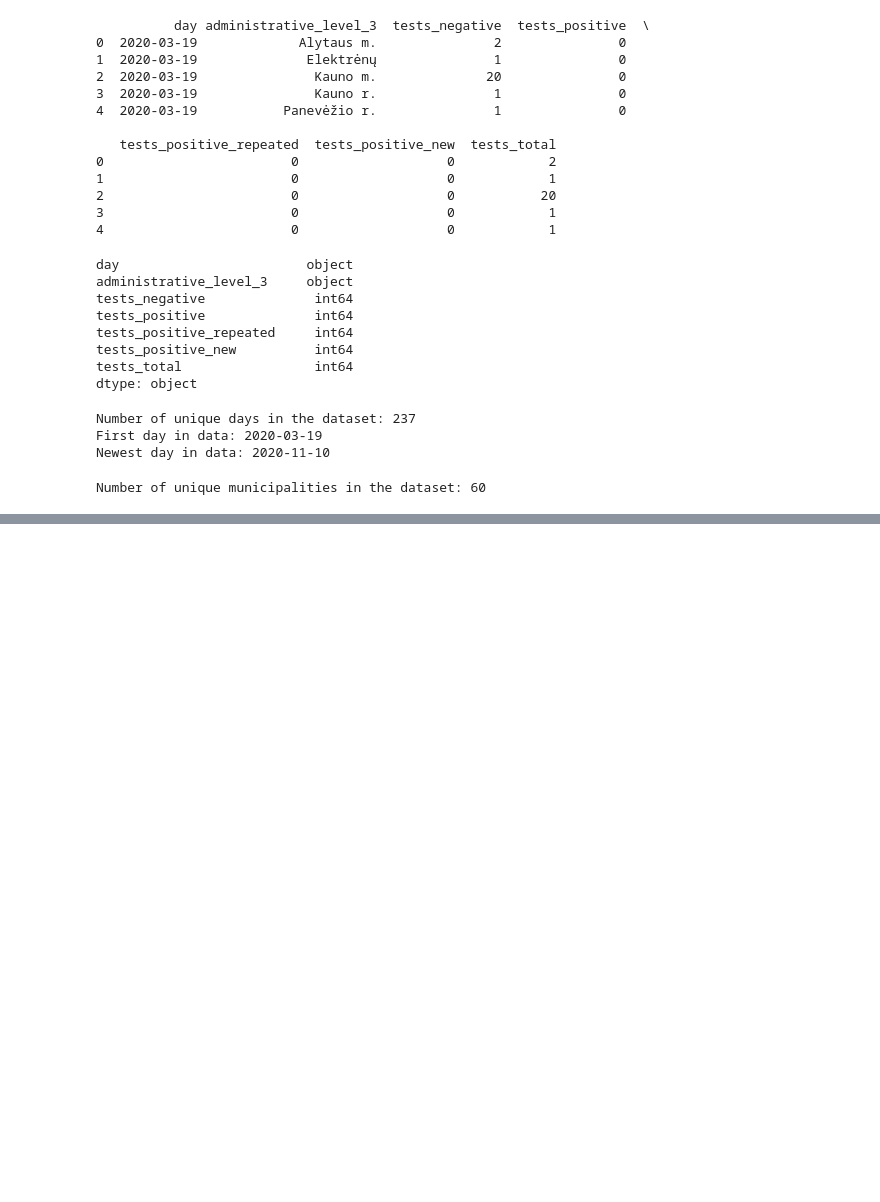
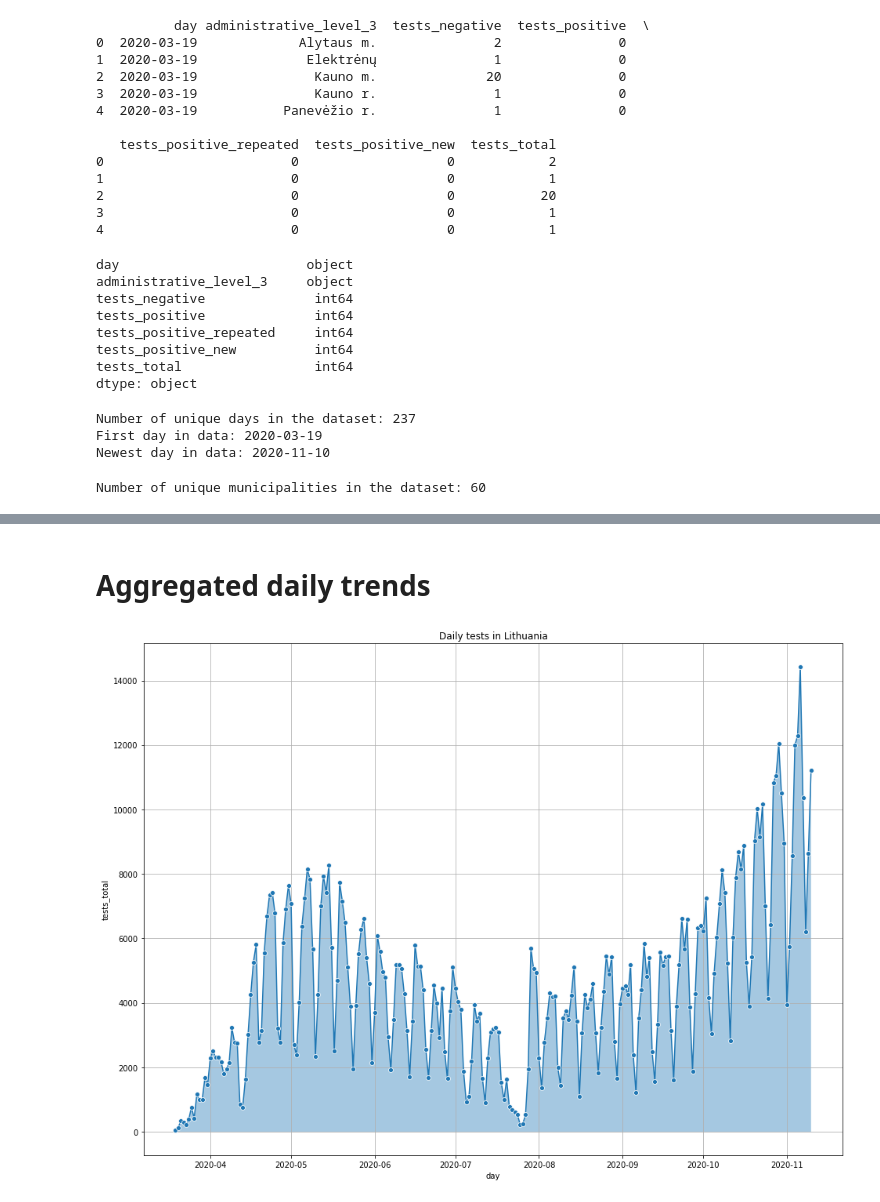
Before and after one commit to Eligijus112/covid19-Lithuania, a Jupyter notebook: Explanatory analysis.ipynb, the cells around one changed output, grey strips where cells are left out. Drawn from its saved outputs; the diff is of its cells as text; code cells hidden in the pictures; blank space fills up the shorter version.

Commit message:
Added some daily graphs

```diff
--- a/Explanatory analysis.ipynb
+++ b/Explanatory analysis.ipynb
@@ -101,0 +159,28 @@ Number of unique municipalities in the dataset: 60
+# %% [markdown]
+# Aggregated daily trends
+# %%
+def plot_daily_stat(statistic:str, data:pd.DataFrame, title:str, figsize=(16, 12), group=None) -> None:
+    """
+    Plots a given daily statistic
+    """
+    plt.figure(figsize=figsize)
+    if group is None:
+        sns.lineplot(x='day', y=statistic, marker='o', data=data)
+        plt.fill_between(data['day'], data[statistic], alpha=0.4)
+    else:
+        sns.lineplot(x='day', y=statistic, marker='o', data=data, hue=group)
+    plt.title(title)
+    plt.grid()
+    plt.show()
+# %%
+# Calculating daily tests
+daily_testing = dMunicipality.groupby('day', as_index=False)['tests_total'].sum()
+
+# Ploting daily tests
+plot_daily_stat(
+    statistic='tests_total',
+    data=daily_testing,
+    title='Daily tests in Lithuania'
+)
+# %% [output]
+[figure, added]
```
Also changed, not shown: parts of 16 cells of this notebook.
